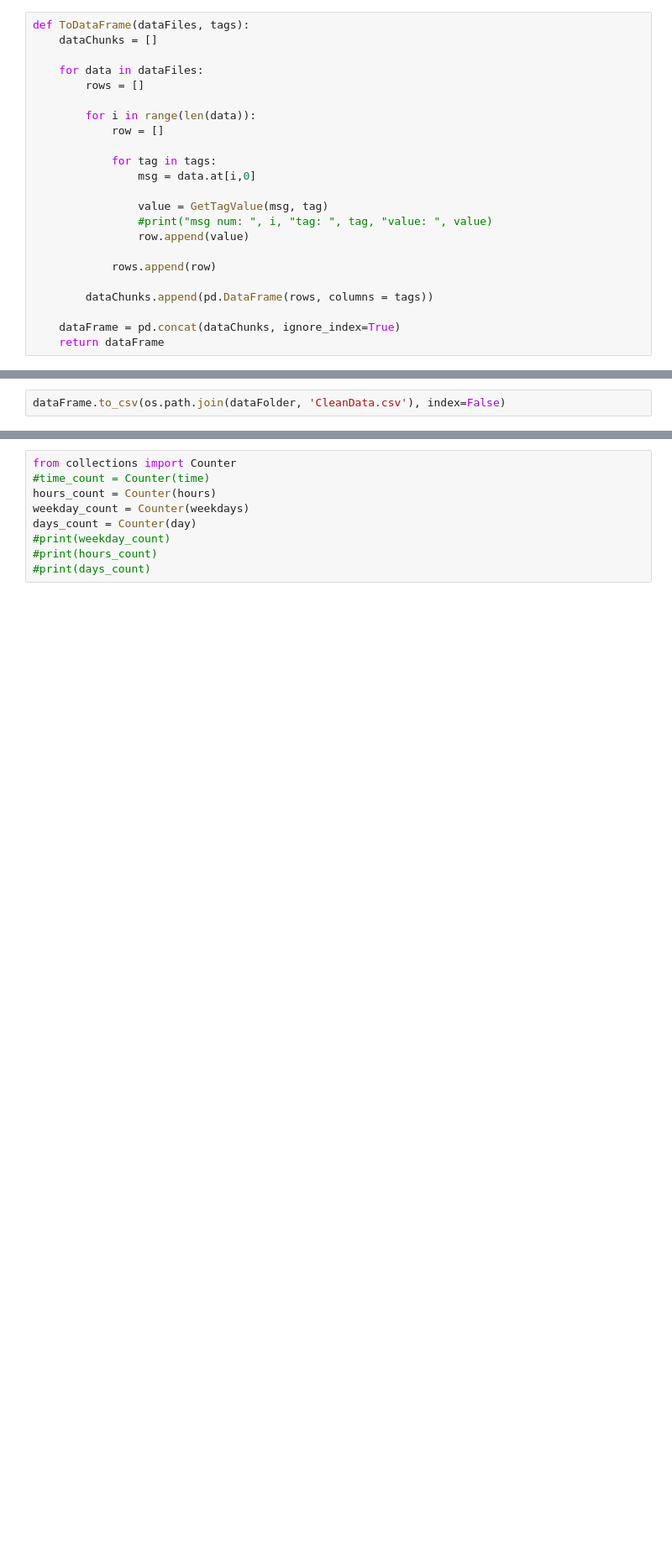
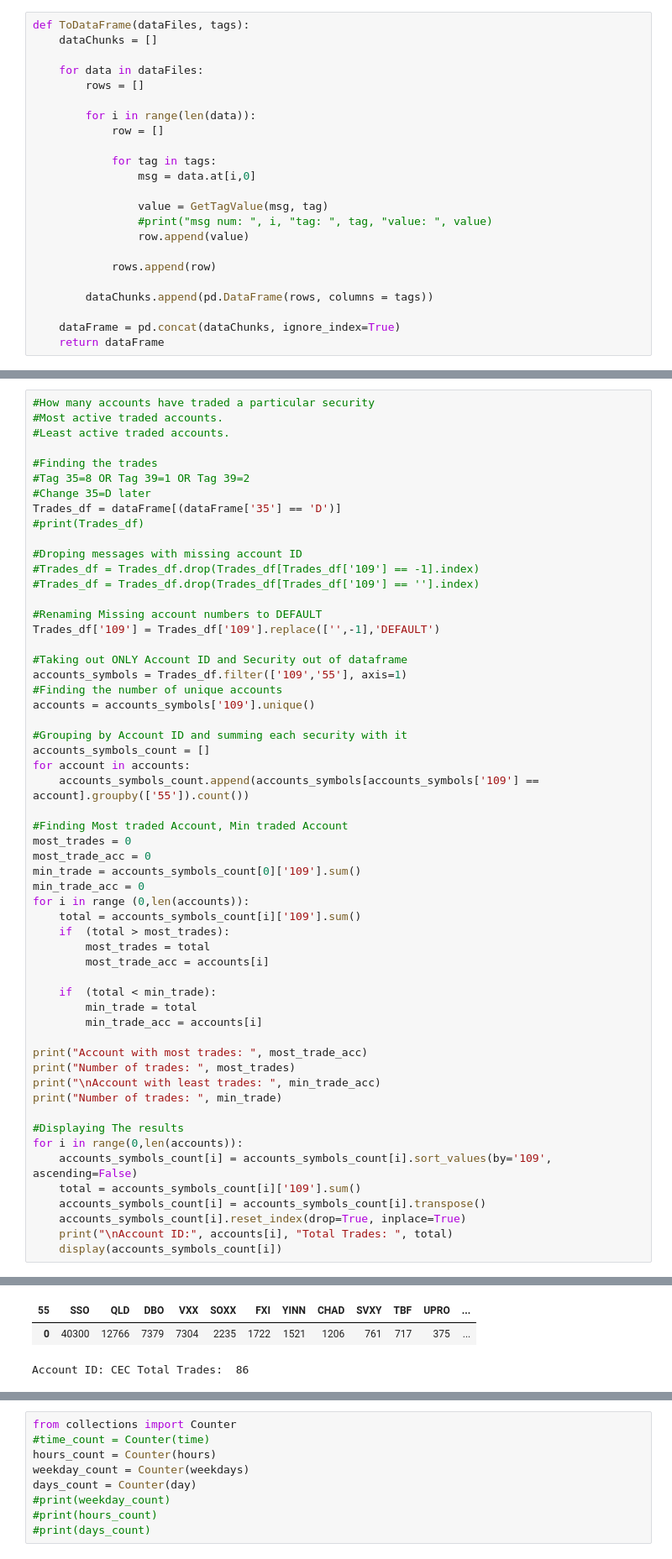
Before and after one commit to bilallogiciel/FIX-Parser, a Jupyter notebook: FIX_Parser.ipynb, the cells around one changed output, grey strips where cells are left out. Shown at 84% size. Saved outputs shown, nothing was run; the diff lists cells and outputs as text; blank space fills up the shorter version.

Commit message:
Add files via upload
Changed the message trading criteria from Tag 35 = 8 and 39 = 1|2 to 35 = D.

```diff
--- a/FIX_Parser.ipynb
+++ b/FIX_Parser.ipynb
@@ -94,2 +92,57 @@ print(dataFrame)
-# %%
-dataFrame.to_csv(os.path.join(dataFolder, 'CleanData.csv'), index=False)
+# %%
+#How many accounts have traded a particular security
+#Most active traded accounts.
+#Least active traded accounts.
+
+#Finding the trades
+#Tag 35=8 OR Tag 39=1 OR Tag 39=2
+#Change 35=D later
+Trades_df = dataFrame[(dataFrame['35'] == 'D')]
+#print(Trades_df)
+
+#Droping messages with missing account ID
+#Trades_df = Trades_df.drop(Trades_df[Trades_df['109'] == -1].index)
+#Trades_df = Trades_df.drop(Trades_df[Trades_df['109'] == ''].index)
+
+#Renaming Missing account numbers to DEFAULT
+Trades_df['109'] = Trades_df['109'].replace(['',-1],'DEFAULT')
+
+#Taking out ONLY Account ID and Security out of dataframe
+accounts_symbols = Trades_df.filter(['109','55'], axis=1)
+#Finding the number of unique accounts
+accounts = accounts_symbols['109'].unique()
+
+#Grouping by Account ID and summing each security with it
+accounts_symbols_count = []
+for account in accounts:
+    accounts_symbols_count.append(accounts_symbols[accounts_symbols['109'] == account].groupby(['55']).count())
+
+#Finding Most traded Account, Min traded Account
+most_trades = 0
+most_trade_acc = 0
+min_trade = accounts_symbols_count[0]['109'].sum()
+min_trade_acc = 0
+for i in range (0,len(accounts)):
+    total = accounts_symbols_count[i]['109'].sum()
+    if  (total > most_trades):
+        most_trades = total
+        most_trade_acc = accounts[i]
+
+    if  (total < min_trade):
+        min_trade = total
+        min_trade_acc = accounts[i]
+
+print("Account with most trades: ", most_trade_acc)
+print("Number of trades: ", most_trades)
+print("\nAccount with least trades: ", min_trade_acc)
+print("Number of trades: ", min_trade)
+
+#Displaying The results
+for i in range(0,len(accounts)):
+    accounts_symbols_count[i] = accounts_symbols_count[i].sort_values(by='109', ascending=False)
+    total = accounts_symbols_count[i]['109'].sum()
+    accounts_symbols_count[i] = accounts_symbols_count[i].transpose()
+    accounts_symbols_count[i].reset_index(drop=True, inplace=True)
+    print("\nAccount ID:", accounts[i], "Total Trades: ", total)
+    display(accounts_symbols_count[i])
+# %% [output]
@@ -95,0 +156,3 @@ dataFrame.to_csv(os.path.join(dataFolder, 'CleanData.csv'), index=False)
+| 55 | SSO | QLD | DBO | VXX | SOXX | FXI | YINN | CHAD | SVXY | TBF | UPRO | ... |
+| 0 | 40300 | 12766 | 7379 | 7304 | 2235 | 1722 | 1521 | 1206 | 761 | 717 | 375 | ... |
+Account ID: CEC Total Trades:  86
```
Also changed, not shown: parts of 17 cells of this notebook.
